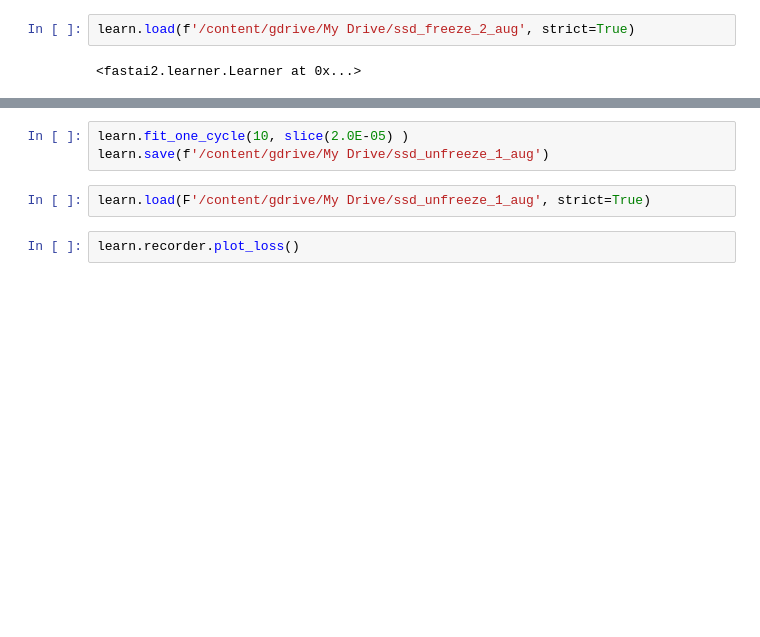
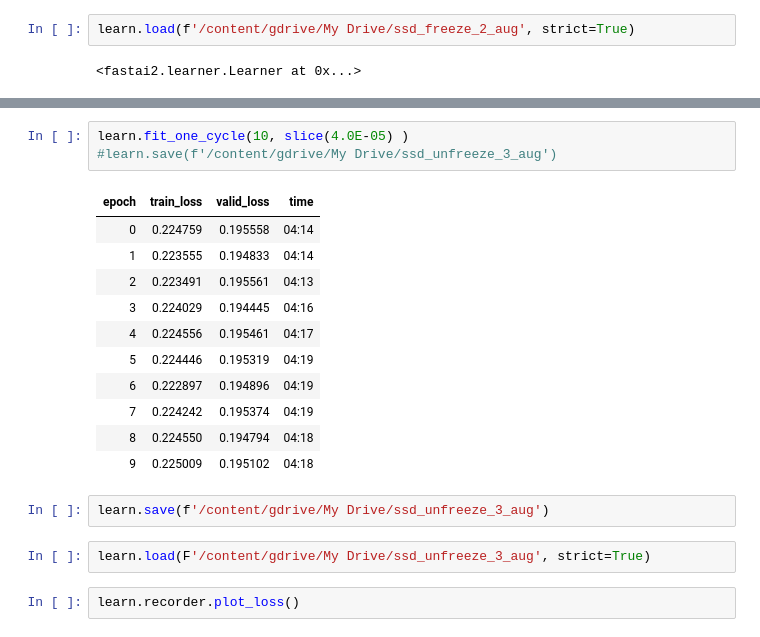
Before and after one commit to jav0927/AI, a Jupyter notebook: Fastai2_SSD_280_GouAug.ipynb, the cells around one changed output, grey strips where cells are left out. Drawn from its saved outputs; the diff is of its cells as text; blank space fills up the shorter version.

```diff
--- a/Fastai2_SSD_280_GouAug.ipynb
+++ b/Fastai2_SSD_280_GouAug.ipynb
@@ -1437,8 +1388,22 @@ lr =  find_optimal_lr(learn, noise=4)
 # %%
-learn.fit_one_cycle(10, slice(2.0E-05) )
-learn.save(f'/content/gdrive/My Drive/ssd_unfreeze_1_aug')
+learn.fit_one_cycle(10, slice(4.0E-05) )
+#learn.save(f'/content/gdrive/My Drive/ssd_unfreeze_3_aug')
+# %% [output]
+| epoch | train_loss | valid_loss | time |
+| 0 | 0.224759 | 0.195558 | 04:14 |
+| 1 | 0.223555 | 0.194833 | 04:14 |
+| 2 | 0.223491 | 0.195561 | 04:13 |
+| 3 | 0.224029 | 0.194445 | 04:16 |
+| 4 | 0.224556 | 0.195461 | 04:17 |
+| 5 | 0.224446 | 0.195319 | 04:19 |
+| 6 | 0.222897 | 0.194896 | 04:19 |
+| 7 | 0.224242 | 0.195374 | 04:19 |
+| 8 | 0.224550 | 0.194794 | 04:18 |
+| 9 | 0.225009 | 0.195102 | 04:18 |
+# %%
+learn.save(f'/content/gdrive/My Drive/ssd_unfreeze_3_aug')
 # %%
-learn.load(F'/content/gdrive/My Drive/ssd_unfreeze_1_aug', strict=True)
+learn.load(F'/content/gdrive/My Drive/ssd_unfreeze_3_aug', strict=True)
 # %%
 learn.recorder.plot_loss()
 # %% [markdown]
```
Also changed, not shown: parts of 26 cells of this notebook.
